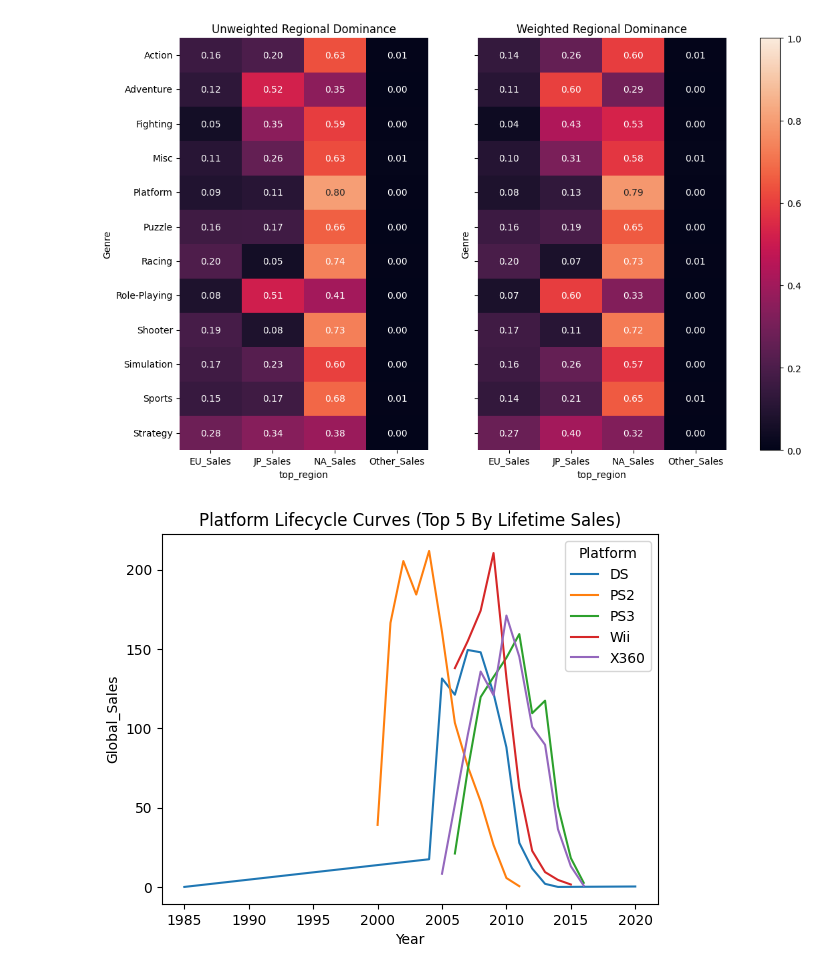
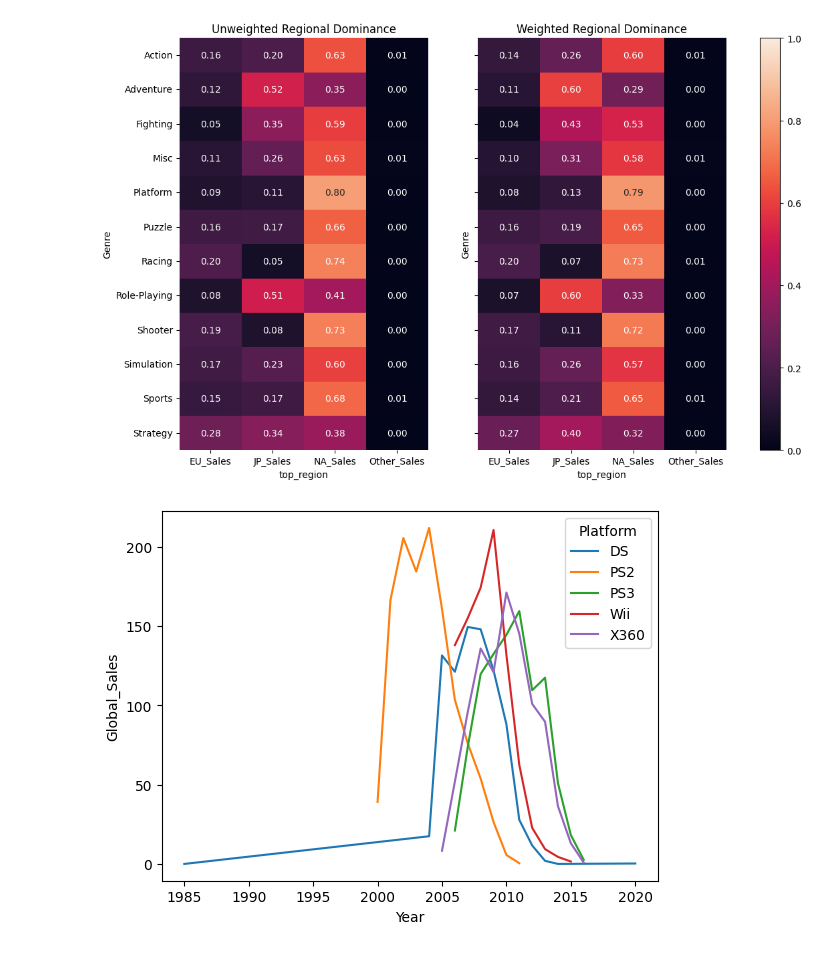
Before and after one commit to cafesmire/notebooks, a Jupyter notebook: video_game_sales/videogame_eda.ipynb, the cells around one changed output. Saved outputs shown, nothing was run; the diff lists cells and outputs as text; code cells hidden in the pictures.

```diff
--- a/video_game_sales/videogame_eda.ipynb
+++ b/video_game_sales/videogame_eda.ipynb
@@ -46,7 +46,7 @@ df['above_genre_avg'] = df.Global_Sales > df.sales_vs_genre_avg
 # %%
 #Rank games within each genre
 df['genre_rank'] = df.groupby('Genre')['Global_Sales'].rank(method='dense', ascending=False)
-df['top_3_in genre'] = df['genre_rank'] <= 3
+df['top_3_in_genre'] = df['genre_rank'] <= 3
 df['percentile_within_genre'] = df.groupby('Genre')['Global_Sales'].rank(pct=True)
 # %%
 platform_pub_sales = df.groupby(['Platform', 'Publisher'])['Global_Sales'].agg('sum').reset_index()
@@ -163,17 +163,10 @@ ax2.set_title('Weighted Regional Dominance')
 plt.show()
 # %% [output]
 [figure]
-# %%
-top_5_platforms = df.groupby('Platform')['Global_Sales'].sum().nlargest(5).index
-top_5_platforms_data = platform_yearly_total[platform_yearly_total['Platform'].isin(top_5_platforms)]
-top_5_platforms_data
-sns.lineplot(
-  top_5_platforms_data,
-  x='Year',
-  y='Global_Sales',
-  hue='Platform'
-)
-plt.title('Platform Lifecycle Curves (Top 5 By Lifetime Sales)')
-plt.show()
-# %% [output]
-[figure, removed]
+# %%
+top_5_platforms = df.groupby('Platform')['Global_Sales'].sum().nlargest(5).index
+top_5_platforms_data = platform_yearly_total[platform_yearly_total['Platform'].isin(top_5_platforms)]
+sns.lineplot(top_5_platforms_data, x='Year', y='Global_Sales', hue='Platform')
+plt.show()
+# %% [output]
+[figure, added]
```
Also changed, not shown: parts of 1 cell of this notebook.
